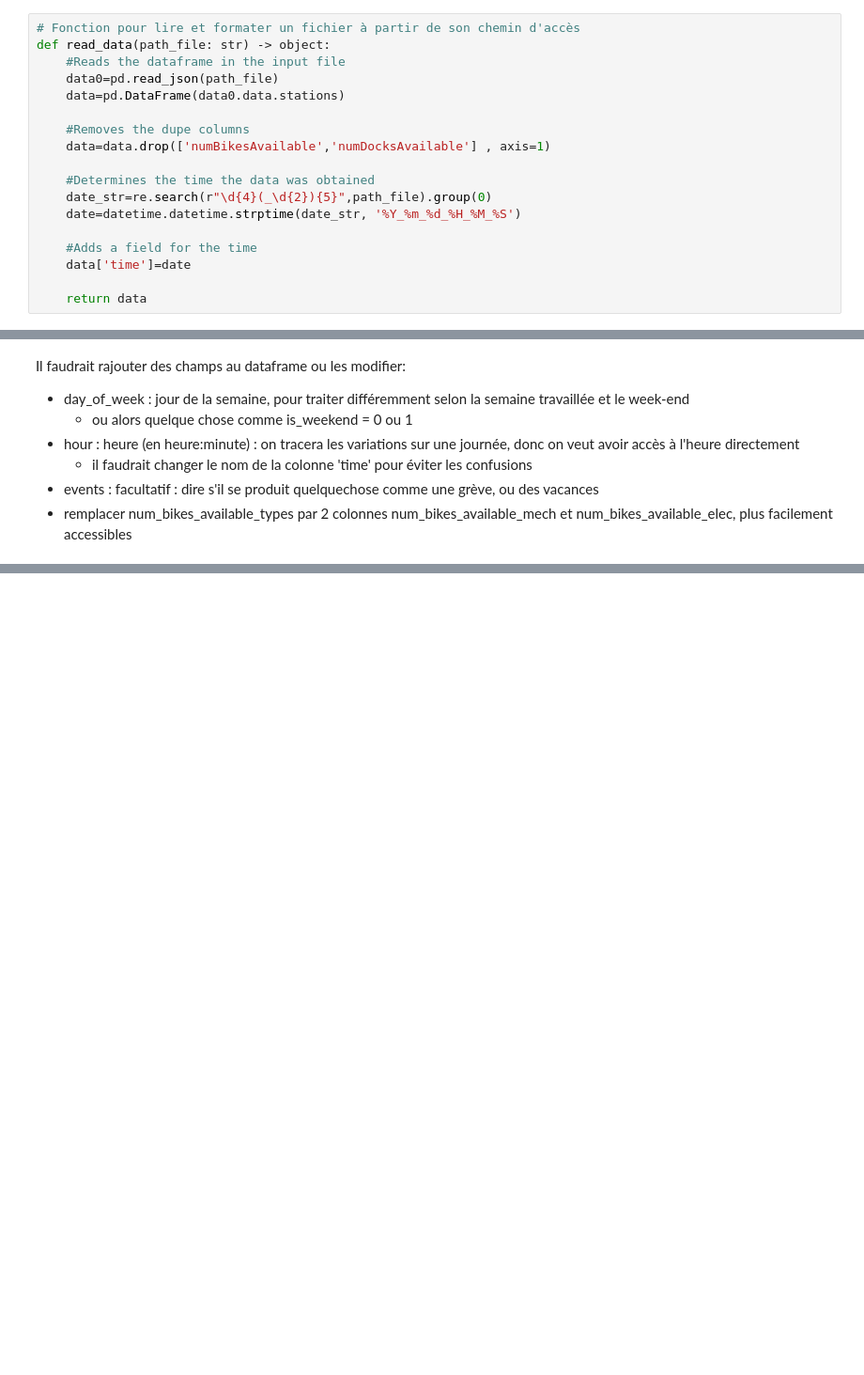
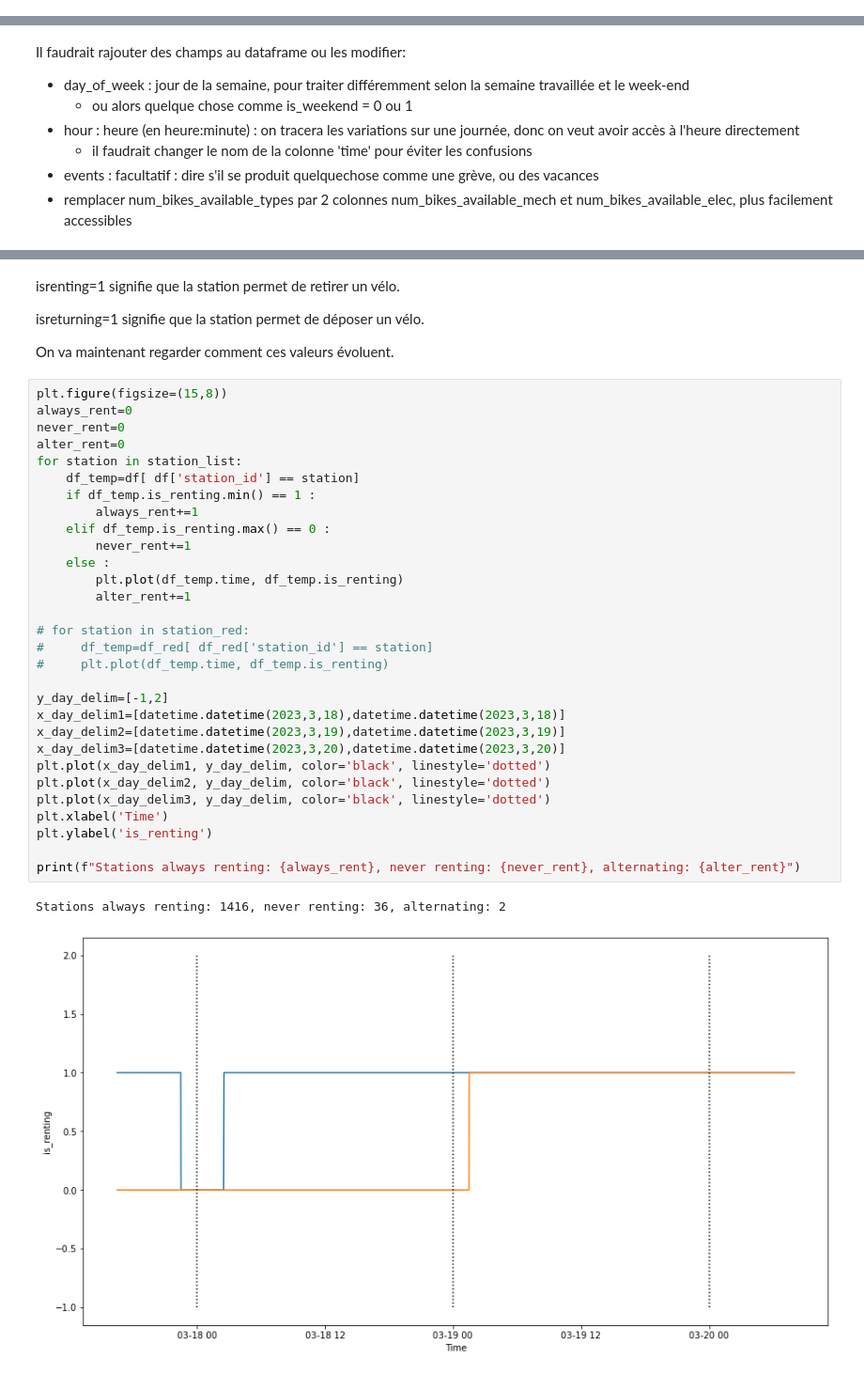
Before and after one commit to OFloyd/formation_greta, a Jupyter notebook: projet/premiere_analyse.ipynb, the cells around one changed output, grey strips where cells are left out. Shown at 94% size. Cells and saved outputs as stored; diff of their text form; blank space fills up the shorter version.

```diff
--- a/projet/premiere_analyse.ipynb
+++ b/projet/premiere_analyse.ipynb
@@ -63,21 +76,3 @@ data.head()
 Pour ajouter les données à chaque temps, on va garder la structure des fichiers à un temps donné pour la table totale, mais rajouter un champ 'time' au format datetime.
 
 Chaque station sera donc présente une fois par temps de mesure, et on pourra extraire ce temps à partir du stationCode ou station_id.
-# %%
-# Fonction pour lire et formater un fichier à partir de son chemin d'accès
-def read_data(path_file: str) -> object:
-    #Reads the dataframe in the input file
-    data0=pd.read_json(path_file)
-    data=pd.DataFrame(data0.data.stations)
-
-    #Removes the dupe columns
-    data=data.drop(['numBikesAvailable','numDocksAvailable'] , axis=1)
-
-    #Determines the time the data was obtained
-    date_str=re.search(r"\d{4}(_\d{2}){5}",path_file).group(0)
-    date=datetime.datetime.strptime(date_str, '%Y_%m_%d_%H_%M_%S')
-
-    #Adds a field for the time
-    data['time']=date
-
-    return data
@@ -274,0 +303,39 @@ Il faudrait rajouter des champs au dataframe ou les modifier:
+# %% [markdown]
+isrenting=1 signifie que la station permet de retirer un vélo.
+
+isreturning=1 signifie que la station permet de déposer un vélo.
+
+On va maintenant regarder comment ces valeurs évoluent.
+# %%
+plt.figure(figsize=(15,8))
+always_rent=0
+never_rent=0
+alter_rent=0
+for station in station_list:
+    df_temp=df[ df['station_id'] == station]
+    if df_temp.is_renting.min() == 1 :
+        always_rent+=1
+    elif df_temp.is_renting.max() == 0 :
+        never_rent+=1
+    else :
+        plt.plot(df_temp.time, df_temp.is_renting)
+        alter_rent+=1
+
+# for station in station_red:
+#     df_temp=df_red[ df_red['station_id'] == station]
+#     plt.plot(df_temp.time, df_temp.is_renting)
+
+y_day_delim=[-1,2]
+x_day_delim1=[datetime.datetime(2023,3,18),datetime.datetime(2023,3,18)]
+x_day_delim2=[datetime.datetime(2023,3,19),datetime.datetime(2023,3,19)]
+x_day_delim3=[datetime.datetime(2023,3,20),datetime.datetime(2023,3,20)]
+plt.plot(x_day_delim1, y_day_delim, color='black', linestyle='dotted')
+plt.plot(x_day_delim2, y_day_delim, color='black', linestyle='dotted')
+plt.plot(x_day_delim3, y_day_delim, color='black', linestyle='dotted')
+plt.xlabel('Time')
+plt.ylabel('is_renting')
+
+print(f"Stations always renting: {always_rent}, never renting: {never_rent}, alternating: {alter_rent}")
+# %% [output]
+Stations always renting: 1416, never renting: 36, alternating: 2
+[figure, added]
```
Also changed, not shown: parts of 11 cells of this notebook.
